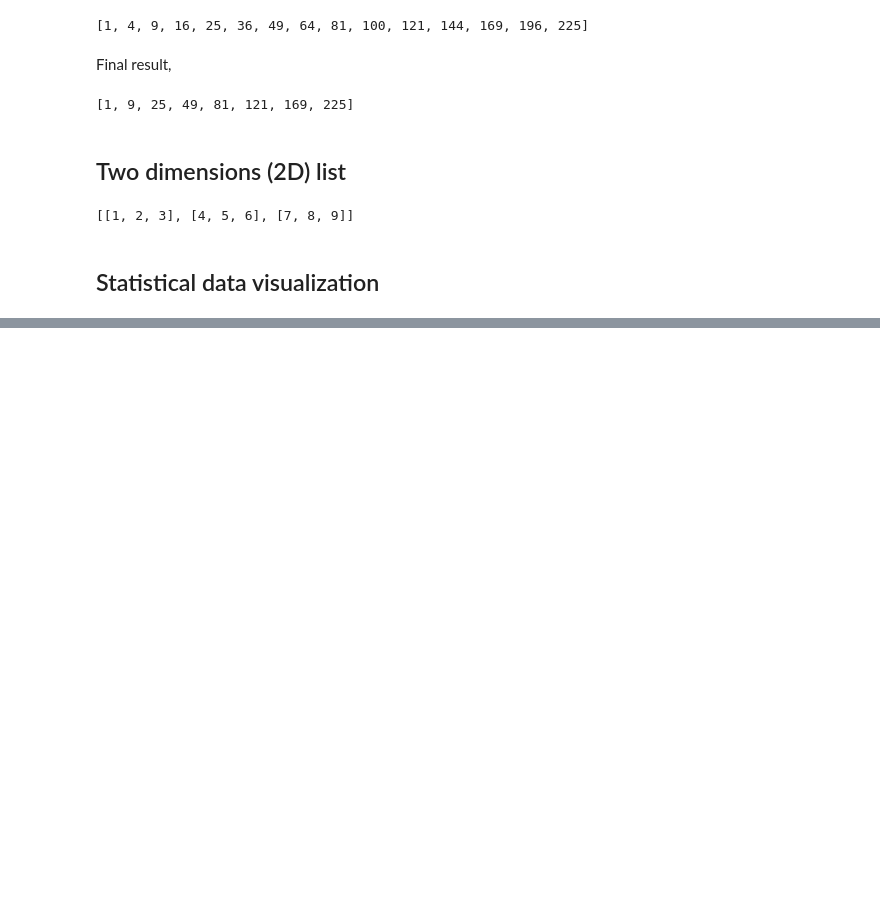
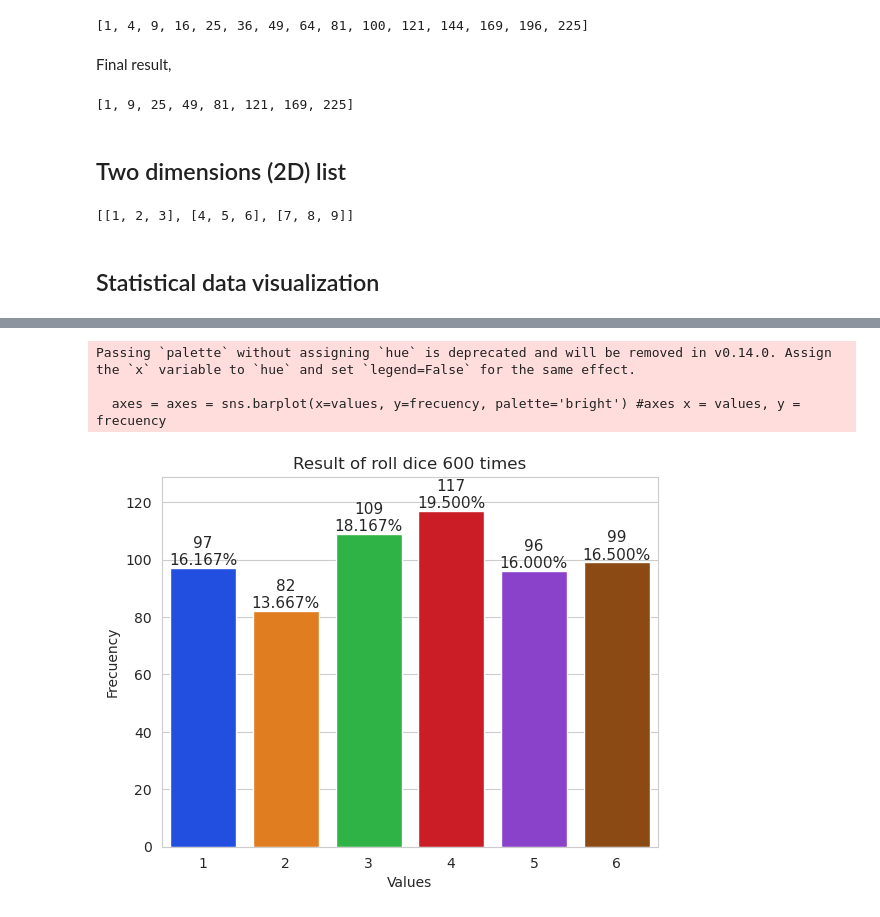
Before and after one commit to alej0ai/python_course, a Jupyter notebook: 4 - List and tuples.ipynb, the cells around one changed output, grey strips where cells are left out. Cells and saved outputs as stored; diff of their text form; code cells hidden in the pictures; blank space fills up the shorter version.

```diff
--- a/4 - List and tuples.ipynb
+++ b/4 - List and tuples.ipynb
@@ -564,0 +592,20 @@ import seaborn as sns
+# %%
+title = f'Result of roll dice {len(rolldice)} times'  #title
+sns.set_style('whitegrid')  # grid
+axes = axes = sns.barplot(x=values, y=frecuency, palette='bright') #axes x = values, y = frecuency
+
+axes.set_title(title) # set title
+axes.set(xlabel = 'Values', ylabel='Frecuency') # Label of x, y axes
+
+axes.set_ylim(top=max(frecuency)*1.10) # generate 10% space above of every bar for labels
+
+for bar,frecuencies in zip(axes.patches, frecuency): # zip function iterate to every item in axes.patches (bar) and frecuency
+    text_x=bar.get_x()+bar.get_width()/2.0 # upper bar text location (x axe)
+    text_y= bar.get_height() # upper bar text location (y axe)
+    text=f'{frecuencies:,}\n{frecuencies/len(rolldice):.3%}' # upper text of bars
+    axes.text(text_x, text_y, text, fontsize=11, ha='center', va='bottom')  # write text avobe bars, vertical and horizonta alignment
+# %% [output]
+Passing `palette` without assigning `hue` is deprecated and will be removed in v0.14.0. Assign the `x` variable to `hue` and set `legend=False` for the same effect.
+
+  axes = axes = sns.barplot(x=values, y=frecuency, palette='bright') #axes x = values, y = frecuency
+[figure, added]
```
Also changed, not shown: parts of 6 cells of this notebook.
